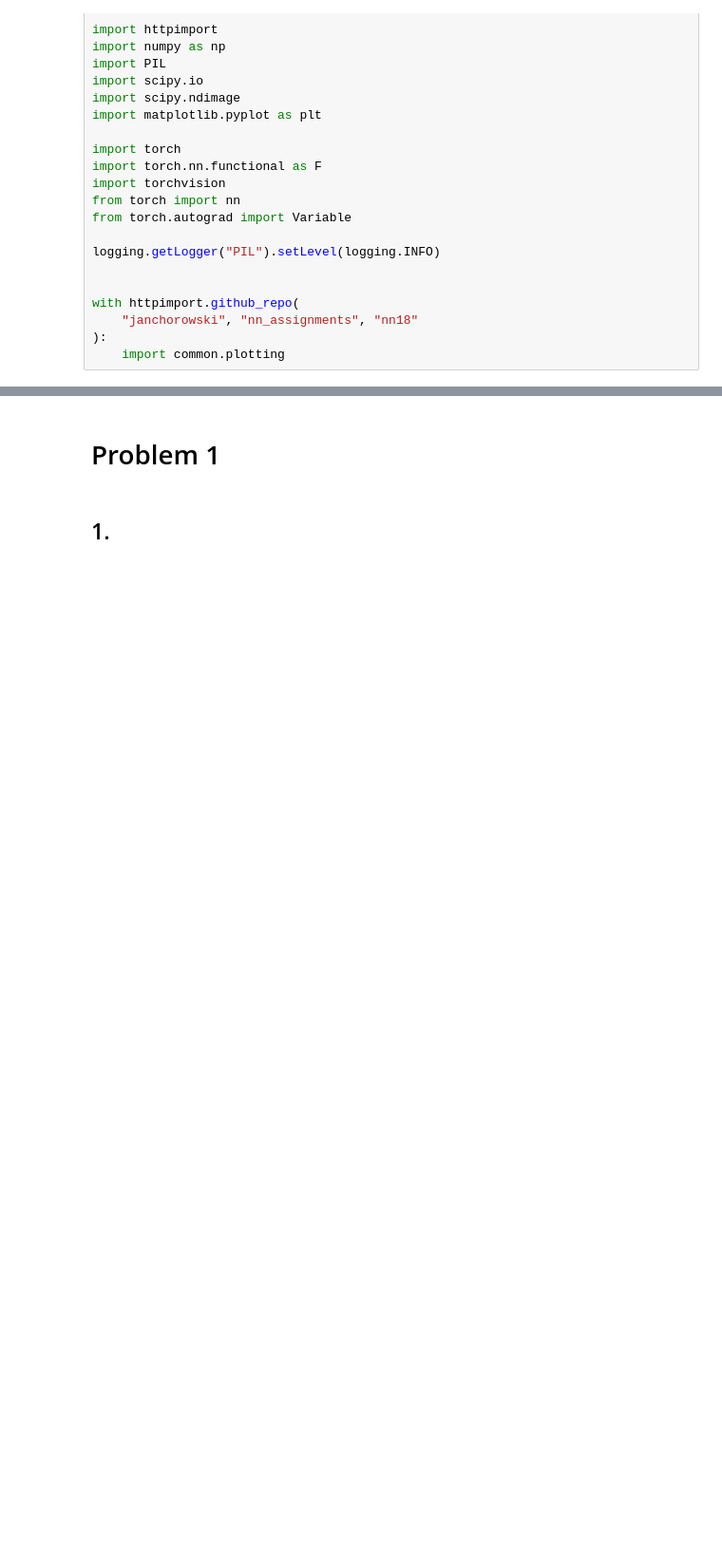
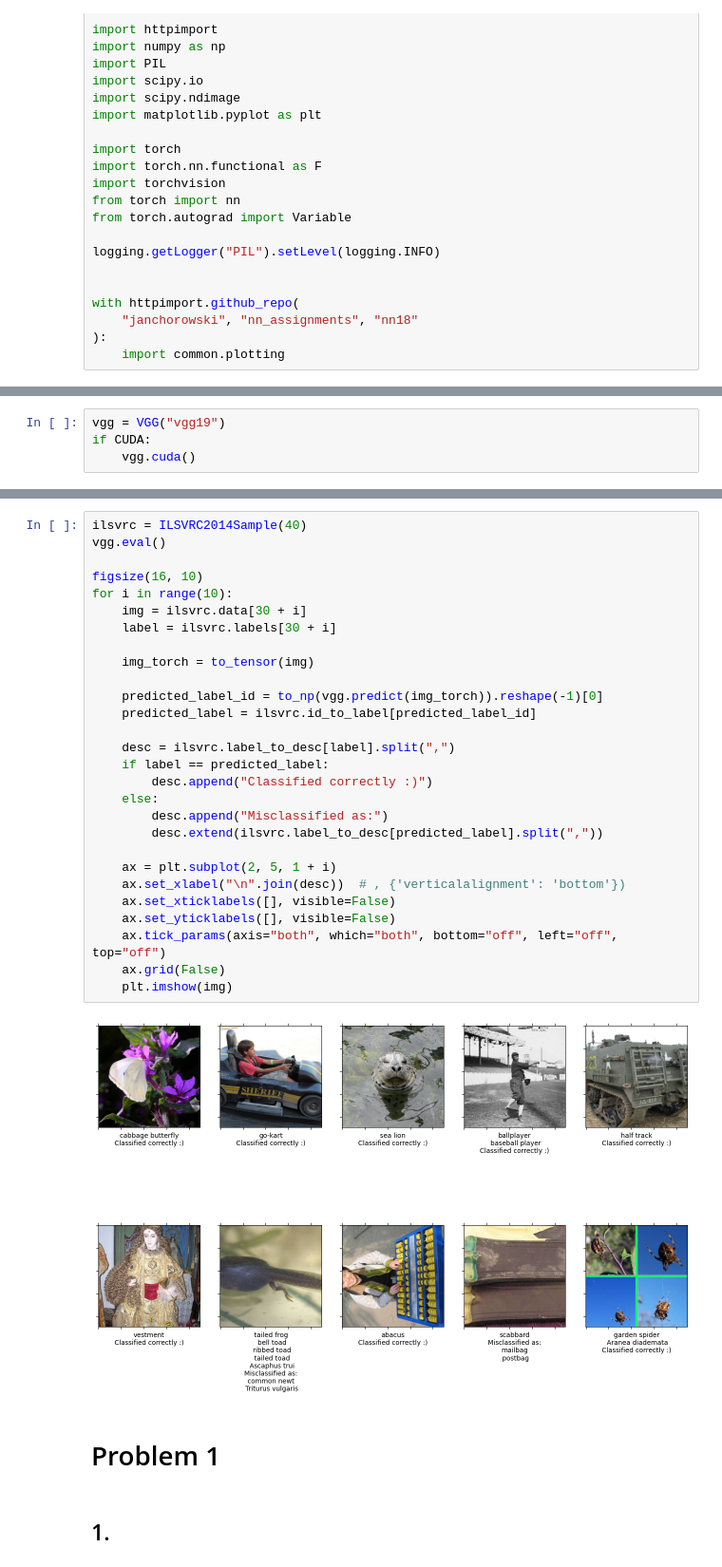
Before and after one commit to dmika1234/dl_uwr, a Jupyter notebook: Assignments/Assignment3/colab_run.ipynb, the cells around one changed output, grey strips where cells are left out. Shown at 95% size. Drawn from its saved outputs; the diff is of its cells as text; blank space fills up the shorter version.

```diff
--- a/Assignments/Assignment3/colab_run.ipynb
+++ b/Assignments/Assignment3/colab_run.ipynb
@@ -52,0 +63,4 @@ device(type='cuda')
+# %%
+vgg = VGG("vgg19")
+if CUDA:
+    vgg.cuda()
@@ -53,3 +97,33 @@ device(type='cuda')
+# %%
+ilsvrc = ILSVRC2014Sample(40)
+vgg.eval()
+
+figsize(16, 10)
+for i in range(10):
+    img = ilsvrc.data[30 + i]
+    label = ilsvrc.labels[30 + i]
+
+    img_torch = to_tensor(img)
+
+    predicted_label_id = to_np(vgg.predict(img_torch)).reshape(-1)[0]
+    predicted_label = ilsvrc.id_to_label[predicted_label_id]
+
+    desc = ilsvrc.label_to_desc[label].split(",")
+    if label == predicted_label:
+        desc.append("Classified correctly :)")
+    else:
+        desc.append("Misclassified as:")
+        desc.extend(ilsvrc.label_to_desc[predicted_label].split(","))
+
+    ax = plt.subplot(2, 5, 1 + i)
+    ax.set_xlabel("\n".join(desc))  # , {'verticalalignment': 'bottom'})
+    ax.set_xticklabels([], visible=False)
+    ax.set_yticklabels([], visible=False)
+    ax.tick_params(axis="both", which="both", bottom="off", left="off", top="off")
+    ax.grid(False)
+    plt.imshow(img)
+# %% [output]
+[figure, added]
 # %% [markdown]
 # Problem 1
 # %% [markdown]
```
Also changed, not shown: parts of 8 cells of this notebook.
